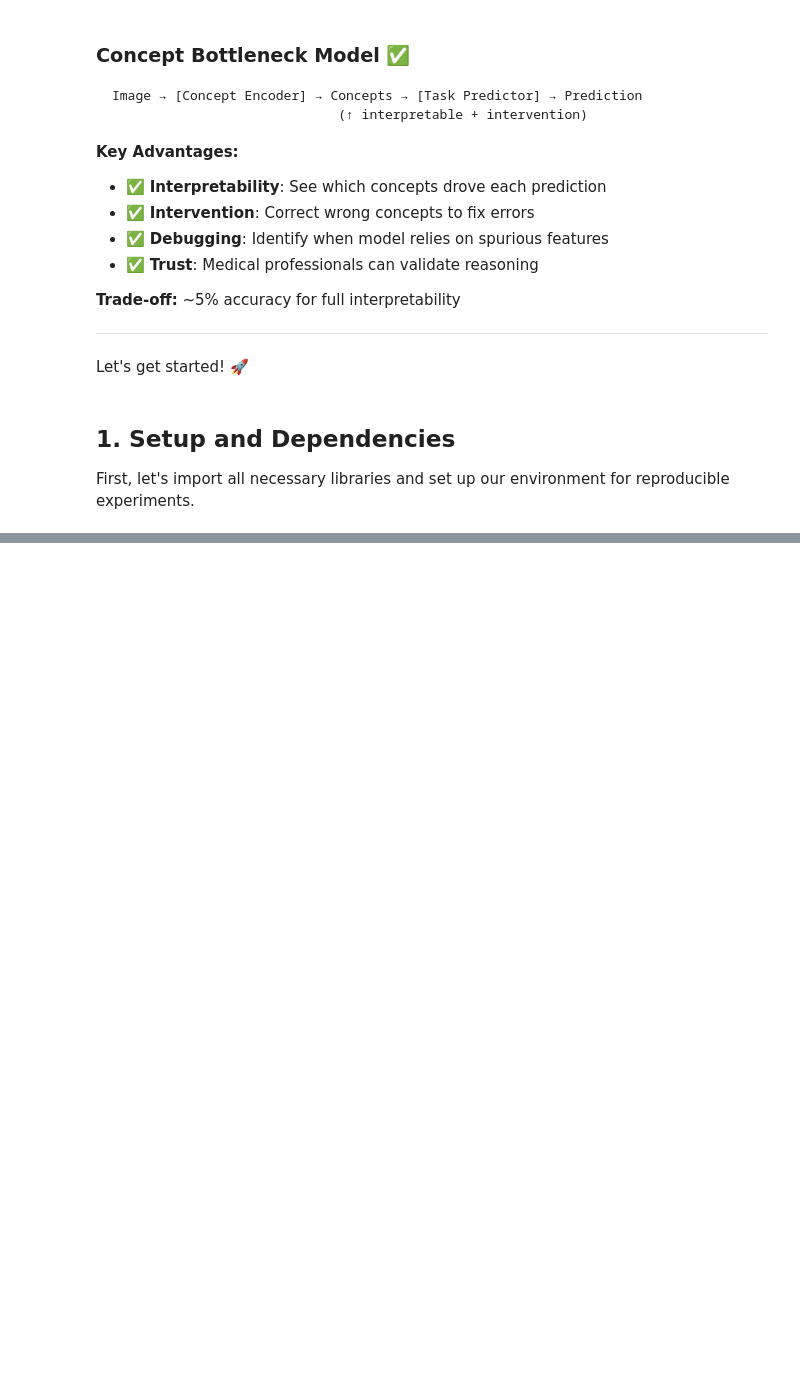
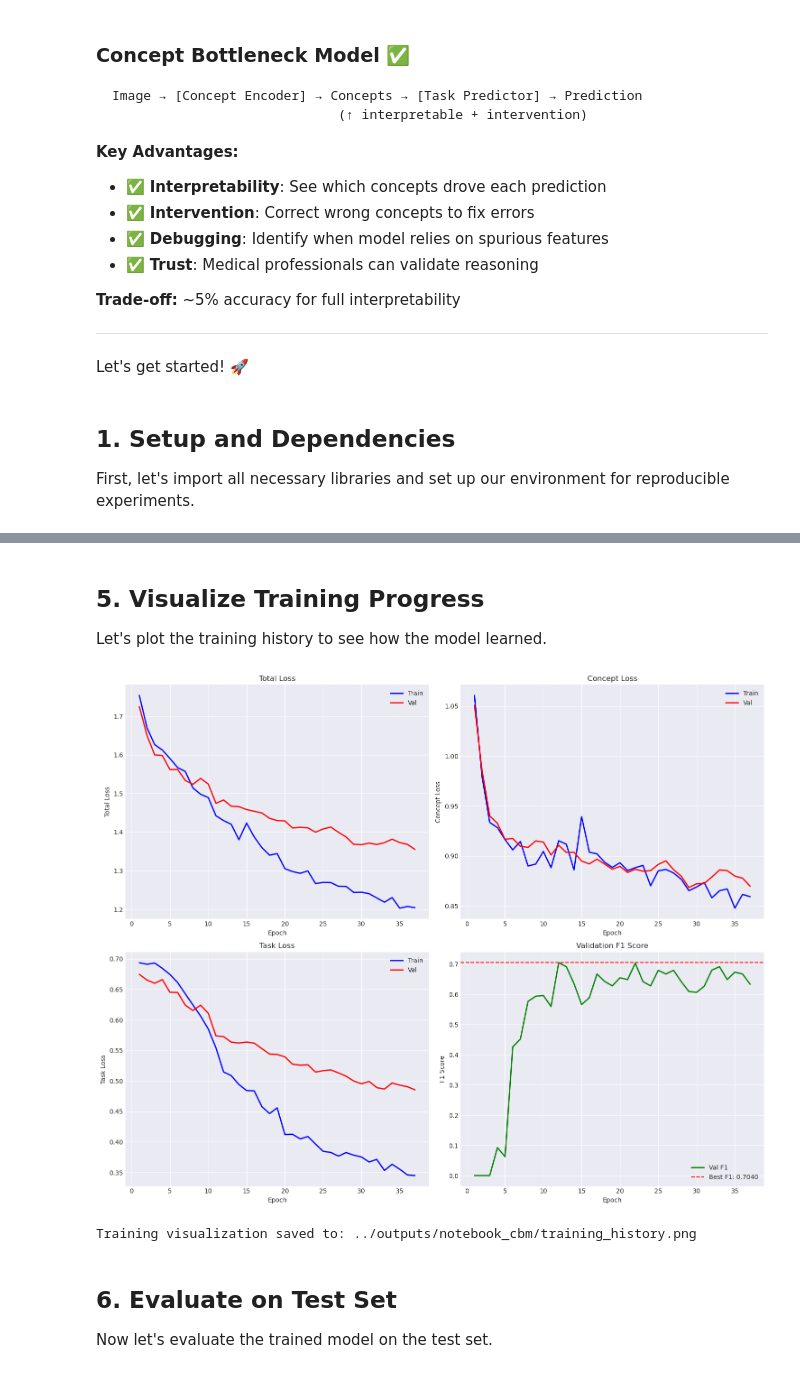
Before and after one commit to Matt-Cockayne/SkinCBM, a Jupyter notebook: notebooks/01_cbm_training_walkthrough.ipynb, the cells around one changed output, grey strips where cells are left out. Saved outputs shown, nothing was run; the diff lists cells and outputs as text; code cells hidden in the pictures; blank space fills up the shorter version.

```diff
--- a/notebooks/01_cbm_training_walkthrough.ipynb
+++ b/notebooks/01_cbm_training_walkthrough.ipynb
@@ -557,13 +50,0 @@ This is where CBMs shine: we can **intervene** on concept predictions to fix err
-# %%
-# Load best model and evaluate
-best_model = ConceptBottleneckModel.load('../outputs/notebook_cbm/best_model.pth', device=device)
-trainer.model = best_model
-
-test_metrics = trainer.evaluate(test_loader)
-
-print("Test Set Performance:")
-print("=" * 60)
-print(f"Concept Accuracy: {test_metrics['concept_acc']:.4f}")
-print(f"Task Accuracy:    {test_metrics['task_acc']:.4f}")
-print(f"Task F1 Score:    {test_metrics['task_f1']:.4f}")
-print("=" * 60)
@@ -613,0 +442,64 @@ Now let's create PyTorch DataLoaders for efficient batch processing during train
+# %% [markdown]
+## 5. Visualize Training Progress
+
+Let's plot the training history to see how the model learned.
+# %%
+import matplotlib.pyplot as plt
+
+# Extract metrics from trainer's history
+train_history = trainer.train_history
+val_history = trainer.val_history
+
+epochs = list(range(1, len(train_history['total_loss']) + 1))
+
+# Create subplots
+fig, axes = plt.subplots(2, 2, figsize=(15, 12))
+
+# Plot total loss (train + val)
+axes[0, 0].plot(epochs, train_history['total_loss'], 'b-', label='Train', linewidth=2)
+axes[0, 0].plot(epochs, val_history['total_loss'], 'r-', label='Val', linewidth=2)
+axes[0, 0].set_xlabel('Epoch')
+axes[0, 0].set_ylabel('Total Loss')
+axes[0, 0].set_title('Total Loss')
+axes[0, 0].legend()
+axes[0, 0].grid(True)
+
+# Plot concept loss (train + val)
+axes[0, 1].plot(epochs, train_history['concept_loss'], 'b-', label='Train', linewidth=2)
+axes[0, 1].plot(epochs, val_history['concept_loss'], 'r-', label='Val', linewidth=2)
+axes[0, 1].set_xlabel('Epoch')
+axes[0, 1].set_ylabel('Concept Loss')
+axes[0, 1].set_title('Concept Loss')
+axes[0, 1].legend()
+axes[0, 1].grid(True)
+
+# Plot task loss (train + val)
+axes[1, 0].plot(epochs, train_history['task_loss'], 'b-', label='Train', linewidth=2)
+axes[1, 0].plot(epochs, val_history['task_loss'], 'r-', label='Val', linewidth=2)
+axes[1, 0].set_xlabel('Epoch')
+axes[1, 0].set_ylabel('Task Loss')
+axes[1, 0].set_title('Task Loss')
+axes[1, 0].legend()
+axes[1, 0].grid(True)
+
+# Plot validation F1 score only
+axes[1, 1].plot(epochs, val_history['task_f1'], 'g-', label='Val F1', linewidth=2)
+axes[1, 1].axhline(y=trainer.best_val_acc, color='r', linestyle='--', label=f'Best F1: {trainer.best_val_acc:.4f}')
+axes[1, 1].set_xlabel('Epoch')
+axes[1, 1].set_ylabel('F1 Score')
+axes[1, 1].set_title('Validation F1 Score')
+axes[1, 1].legend()
+axes[1, 1].grid(True)
+
+plt.tight_layout()
+plt.savefig(os.path.join(OUTPUT_DIR, 'training_history.png'), dpi=150, bbox_inches='tight')
+plt.show()
+
+print(f"\nTraining visualization saved to: {os.path.join(OUTPUT_DIR, 'training_history.png')}")
+# %% [output]
+[figure, added]
+Training visualization saved to: ../outputs/notebook_cbm/training_history.png
+# %% [markdown]
+## 6. Evaluate on Test Set
+
+Now let's evaluate the trained model on the test set.
```
Also changed, not shown: parts of 35 cells of this notebook, 30 other files.
